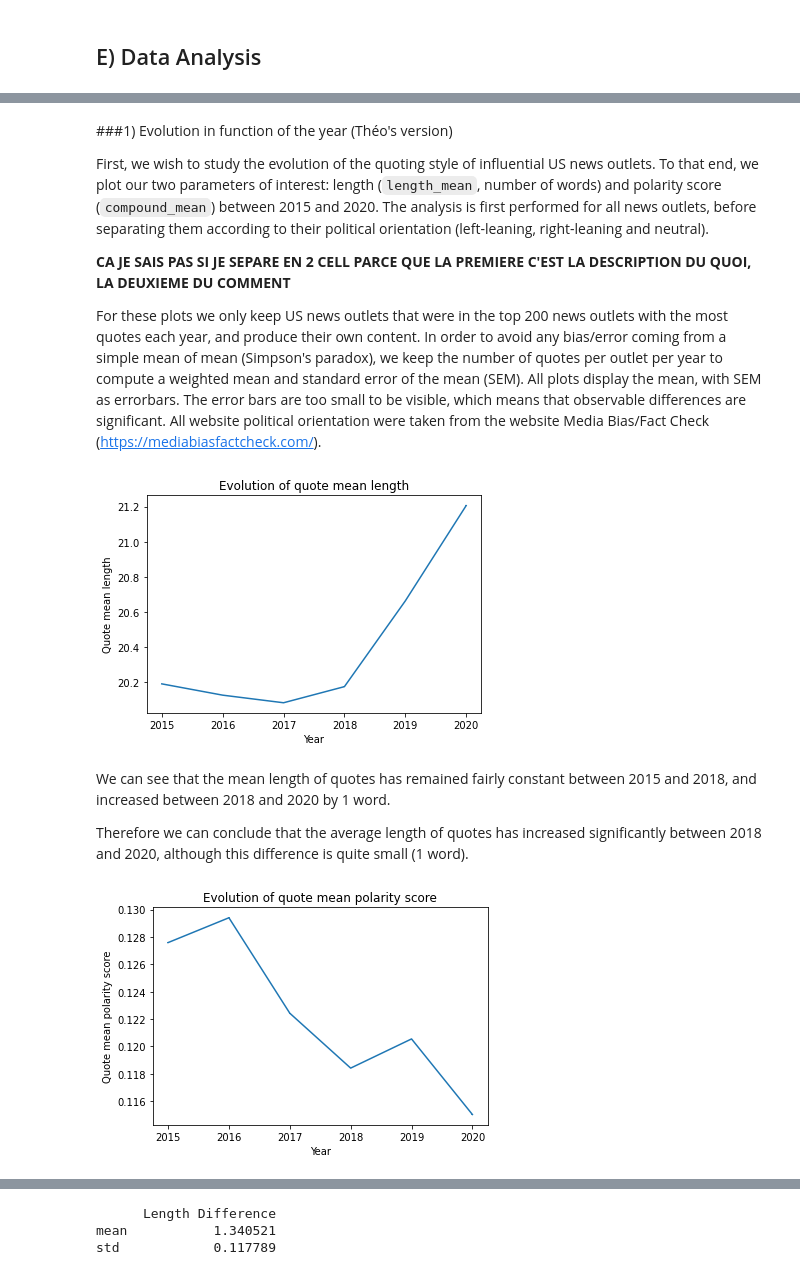
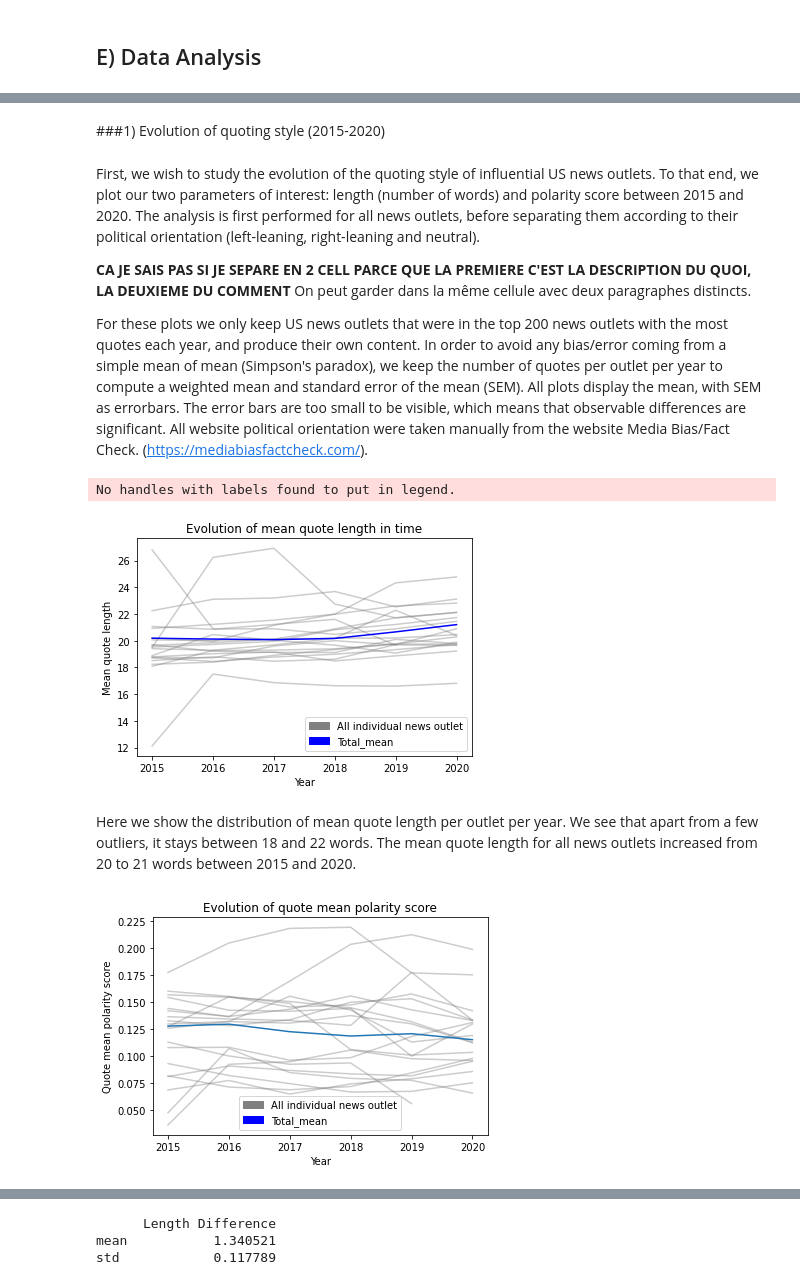
Before and after one commit to epfl-ada/ada-2021-project-i-did-ada-did-i, a Jupyter notebook: Pipeline_official.ipynb, the cells around one changed output, grey strips where cells are left out. Drawn from its saved outputs; the diff is of its cells as text; code cells hidden in the pictures.

Commit message:
Updated the readme and put the latest version of the colab. Hopefully we are getting close to the final version.

```diff
--- a/Pipeline_official.ipynb
+++ b/Pipeline_official.ipynb
@@ -711,3 +792,6 @@ top_speakers["party"] = top_speakers.apply(lambda x: human_readable_properties(r
+# %%
+top_speakers["No_party"] = top_speakers["party"].apply(lambda x: x is None)
+apo_speakers = top_speakers[top_speakers["No_party"]==True]
 # %% [markdown]
 For our analysis we only want to look at the speakers belonging to the Republican or Democratic party. Therefore, we drop all the speakers that are not part of one of them.
 # %%
@@ -769,0 +894,22 @@ for list_QIDS in rep_speakers.QIDS:
+# %%
+# Computes the mean for each year and each news outlet (either quote length, or polarity)
+def get_mean_of_col_for_each_outlet_per_year(col, list_of_outlets):
+
+    years = range(2015, 2021)
+    all_means = dict()
+    for outlet in list_of_outlets:  # max 54
+        for year in years:  # 6
+            df = load_csv_to_df(year,outlet)
+            mean_of_col = df[col].mean()
+            keys = all_means.keys()
+            if outlet in keys:
+                all_means[outlet][year] = mean_of_col
+            else:
+                new_dict = dict()
+                new_dict[year] = mean_of_col
+                all_means[outlet] = new_dict
+
+    return pd.DataFrame(all_means)
+# %%
+df_means_length = get_mean_of_col_for_each_outlet_per_year("quote_length", list_domains)
+df_means_compound = get_mean_of_col_for_each_outlet_per_year("compound", list_domains)
@@ -769,0 +1573,2 @@ for list_QIDS in rep_speakers.QIDS:
+# %%
+political_US_outlets["speaker_ratio"]=political_US_outlets["dem_count"]/(political_US_outlets["dem_count"]+political_US_outlets["rep_count"])
@@ -772,10 +1686,10 @@ for list_QIDS in rep_speakers.QIDS:
+# %% [markdown]
+###1) Evolution of quoting style (2015-2020)
 # %% [markdown]
-###1) Evolution in function of the year (Théo's version)
+First, we wish to study the evolution of the quoting style of influential US news outlets. To that end, we plot our two parameters of interest: length (number of words) and polarity score between 2015 and 2020. The analysis is first performed for all news outlets, before separating them according to their political orientation (left-leaning, right-leaning and neutral).
 
-First, we wish to study the evolution of the quoting style of influential US news outlets. To that end, we plot our two parameters of interest: length (`length_mean`, number of words) and polarity score (`compound_mean`) between 2015 and 2020. The analysis is first performed for all news outlets, before separating them according to their political orientation (left-leaning, right-leaning and neutral).
-
-**CA JE SAIS PAS SI JE SEPARE EN 2 CELL PARCE QUE LA PREMIERE C'EST LA DESCRIPTION DU QUOI, LA DEUXIEME DU COMMENT**
+**CA JE SAIS PAS SI JE SEPARE EN 2 CELL PARCE QUE LA PREMIERE C'EST LA DESCRIPTION DU QUOI, LA DEUXIEME DU COMMENT** On peut garder dans la même cellule avec deux paragraphes distincts.
 
 For these plots we only keep US news outlets that were in the top 200 news outlets with the most quotes each year, and produce their own content. In order to avoid any bias/error coming from a simple mean of mean (Simpson's paradox), we keep the number of quotes per outlet per year to compute a weighted mean and standard error of the mean (SEM).
 All plots display the mean, with SEM as errorbars. The error bars are too small to be visible, which means that observable differences are significant.
-All website political orientation were taken from the website Media Bias/Fact Check (https://mediabiasfactcheck.com/).
+All website political orientation were taken manually from the website Media Bias/Fact Check. (https://mediabiasfactcheck.com/).
@@ -814,23 +1696,43 @@ for year in time_scale :
 # %%
-plt.errorbar(time_scale,length_mean,yerr=length_error)
+plt.errorbar(time_scale,length_mean,yerr=length_error,color="blue")
+
+# Plot each news outlet as a grey line
+for outlet in political_US_outlets.domain:
+  plt.plot(time_scale,df_means_length[outlet].values,color="grey",alpha=0.4)
+
+#Custom legend to avoid one legend for each line
+legend_g = mpatches.Patch(color="grey",label="All individual news outlet")
+legend_b = mpatches.Patch(color="blue",label="Total_mean")
+
 plt.xlabel("Year")
-plt.ylabel("Quote mean length")
-plt.title("Evolution of quote mean length")
+plt.ylabel("Mean quote length")
+plt.title("Evolution of mean quote length in time")
 plt.xticks(time_scale)
+plt.legend()
+plt.legend(handles=[legend_g,legend_b])
 plt.show()
 # %% [output]
+No handles with labels found to put in legend.
-[figure, old version]
+[figure, new version]
 # %% [markdown]
-We can see that the mean length of quotes has remained fairly constant between 2015 and 2018, and increased between 2018 and 2020 by 1 word.
-
-Therefore we can conclude that the average length of quotes has increased significantly between 2018 and 2020, although this difference is quite small (1 word).
+Here we show the distribution of mean quote length per outlet per year. We see that apart from a few outliers, it stays between 18 and 22 words. The mean quote length for all news outlets increased from 20 to 21 words between 2015 and 2020.
 # %%
-plt.errorbar(time_scale,compound_mean,yerr=compound_error,)
+plt.errorbar(time_scale,compound_mean,yerr=compound_error,label="Total mean")
+
+# Plot each news outlet as a grey line
+for outlet in political_US_outlets.domain:
+  plt.plot(time_scale,df_means_compound[outlet].values,color="grey",alpha=0.4)
+
+#Custom legend to avoid one legend for each line
+legend_g = mpatches.Patch(color="grey",label="All individual news outlet")
+legend_b = mpatches.Patch(color="blue",label="Total_mean")
+
 plt.xlabel("Year")
 plt.ylabel("Quote mean polarity score")
 plt.title("Evolution of quote mean polarity score")
 plt.xticks(time_scale)
+plt.legend(handles=[legend_g,legend_b])
 plt.show()
 # %% [output]
-[figure, old version]
+[figure, new version]
 # %% [markdown]
```
Also changed, not shown: parts of 193 cells of this notebook, 1 other file.
